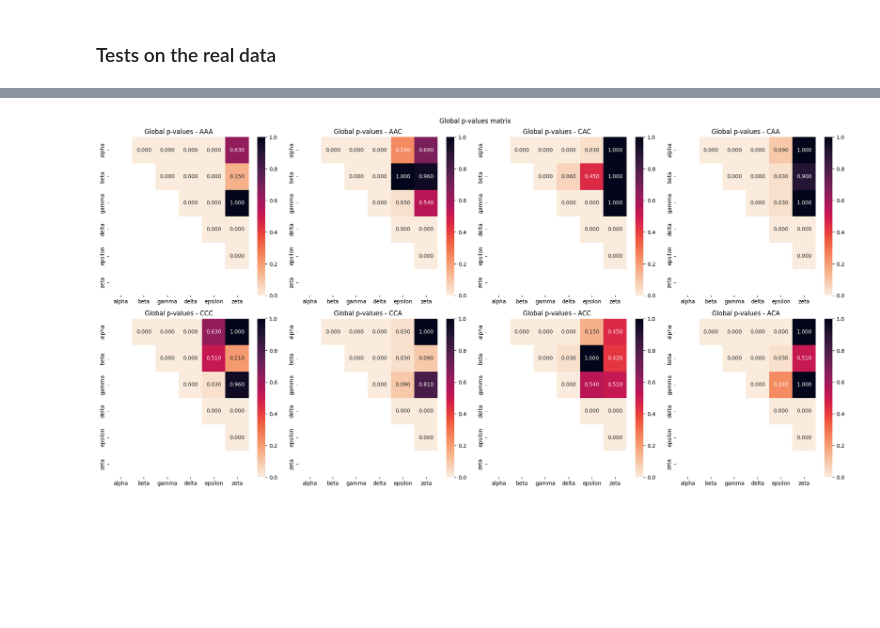
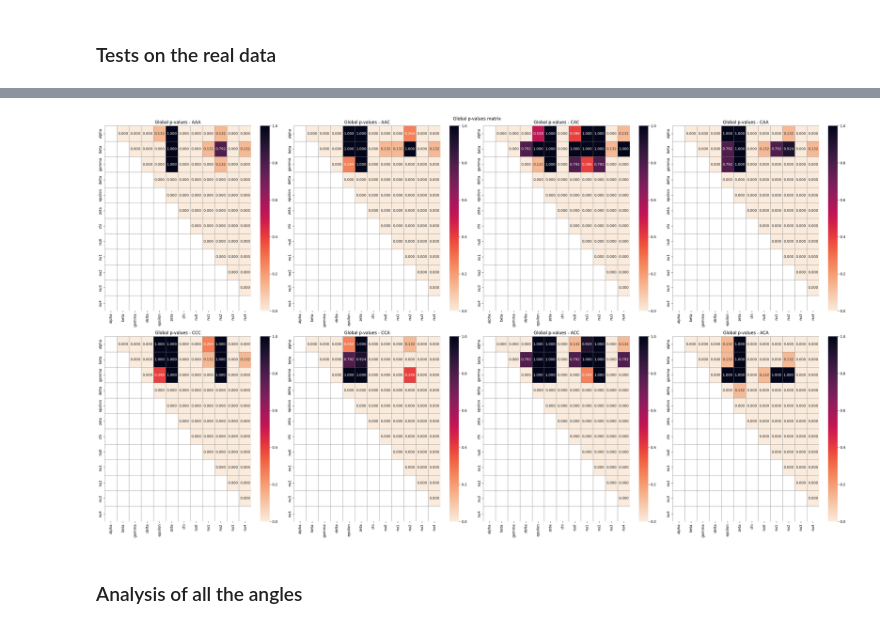
Before and after one commit to WandrilleBuchy/DihedralAnglesStudy, a Jupyter notebook: Optimal_transport.ipynb, the cells around one changed output, grey strips where cells are left out. Cells and saved outputs as stored; diff of their text form; code cells hidden in the pictures; blank space fills up the shorter version.

Commit message:
All_angles_Wasserstein calculation

```diff
--- a/Optimal_transport.ipynb
+++ b/Optimal_transport.ipynb
@@ -64,6 +64,7 @@ except NameError:
 # %%
 bases_list = ["AAA", "AAC", "CAC", "CAA", "CCC", "CCA", "ACC", "ACA"]
 angles_list = ['alpha', 'beta', 'gamma', 'delta', 'epsilon', 'zeta']
+full_angles_list = ['alpha', 'beta', 'gamma', 'delta', 'epsilon', 'zeta', 'chi', 'nu0', 'nu1', 'nu2', 'nu3', 'nu4']
 
 data_path = "/home/onyxia/work/Data/"
 torus_trad_path = "/home/onyxia/work/torus_test_traduction/"
@@ -539,14 +520,14 @@ wasserstein = np.load(f'{data_path}/Wasserstein_distances.npy', allow_pickle=Tru
 # %%
 keeped_H0 = defaultdict(lambda: defaultdict(lambda: defaultdict(lambda: defaultdict(int))))
 
-for X_angle in angles_list:
+for X_angle in full_angles_list:
     for base in bases_list:
-        for Y_angle in angles_list:
+        for Y_angle in full_angles_list:
             if Y_angle == X_angle:
                 continue
             for bins in range(0, 360, 5):
-                stat = wasserstein[X_angle][base][f"statistic_{Y_angle}"][bins]
-                keeped_H0[X_angle][base][f"statistic_{Y_angle}"][bins] = 1 if stat < threshold else 0
+                adjusted_pval = wasserstein[X_angle][base][f"adjusted_pvalue_{Y_angle}"][bins]
+                keeped_H0[X_angle][base][f"statistic_{Y_angle}"][bins] = 1 if adjusted_pval > .05 else 0
 # %%
 def rep_wass_mono_angle(X_angle, representation="distance", alpha=False, change_type_line=False):
 
@@ -634,7 +615,7 @@ rep_wass_mono_angle(X_angle = "alpha", representation = "adjusted_pvalue", alpha
 def global_pvals(angles, base):
     X_angle, Y_angle = angles
 
-    Y = mid_6angles[base][Y_angle]
+    Y = mid_angles[base][Y_angle]
     obj = wasserstein[X_angle][base][f"statistic_{Y_angle}"]
 
     bin_counts = pd.Series({
@@ -650,12 +631,12 @@ def global_pvals(angles, base):
 global_pvals_stock = {}
 for base in bases_list:
     global_pvals_stock[base] = {pair: global_pvals(pair, base=base)
-        for pair in combinations(angles_list, 2)}
+        for pair in combinations(full_angles_list, 2)}
 
 for base in bases_list:
     matrix = pd.DataFrame(
-        index=angles_list,
-        columns=angles_list,
+        index=full_angles_list,
+        columns=full_angles_list,
         dtype=float
     )
 
@@ -675,23 +656,25 @@ for base in bases_list:
 
     global_pvals_stock[base] = corrected_df
 # %%
-fig, axes = plt.subplots(2, 4, figsize=(20, 10))
+fig, axes = plt.subplots(2, 4, figsize=(30, 17))
 axes = axes.flatten()
 
 for i, base in enumerate(bases_list):
     sns.heatmap(
         global_pvals_stock[base].astype(float),
         ax=axes[i],
         annot=True,
         fmt=".3f",
         cmap="rocket_r",
-        vmin=0, vmax=1
+        vmin=0, vmax=1,
+        linewidth=.5,
+        linecolor="grey"
     )
 
     axes[i].set_title(f"Global p-values - {base}")
 
 plt.suptitle("Global p-values matrix")
 plt.tight_layout()
 plt.show()
 # %% [output]
-[figure, old version]
+[figure, new version]
@@ -711,0 +681,2 @@ print("Upload termine !")
+# %% [markdown]
+### Analysis of all the angles
```
Also changed, not shown: parts of 17 cells of this notebook, 1 other file.
